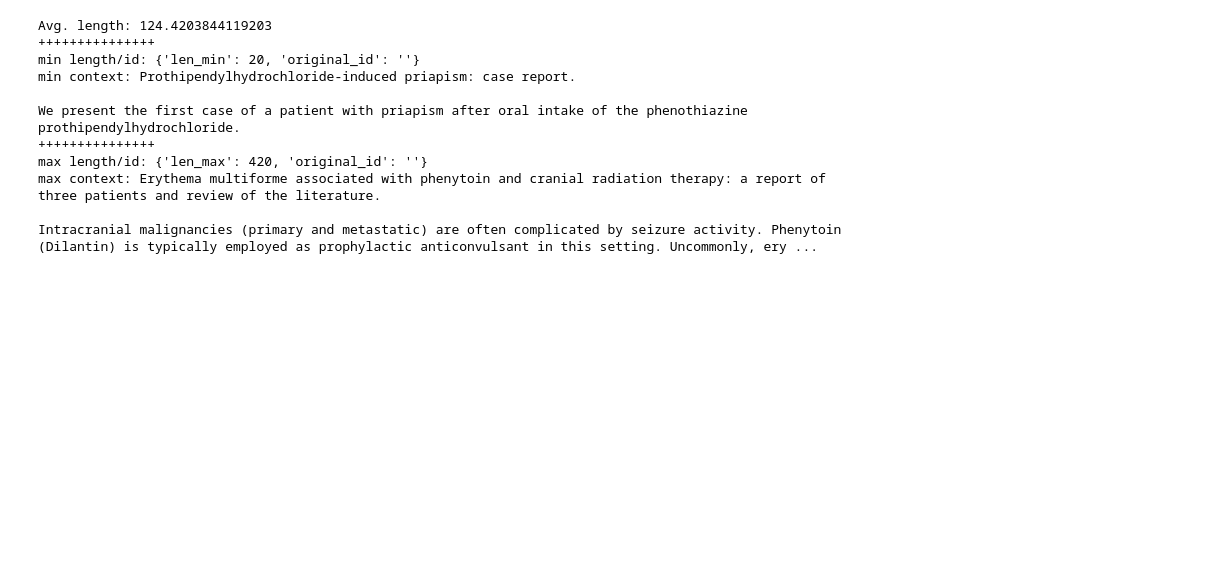
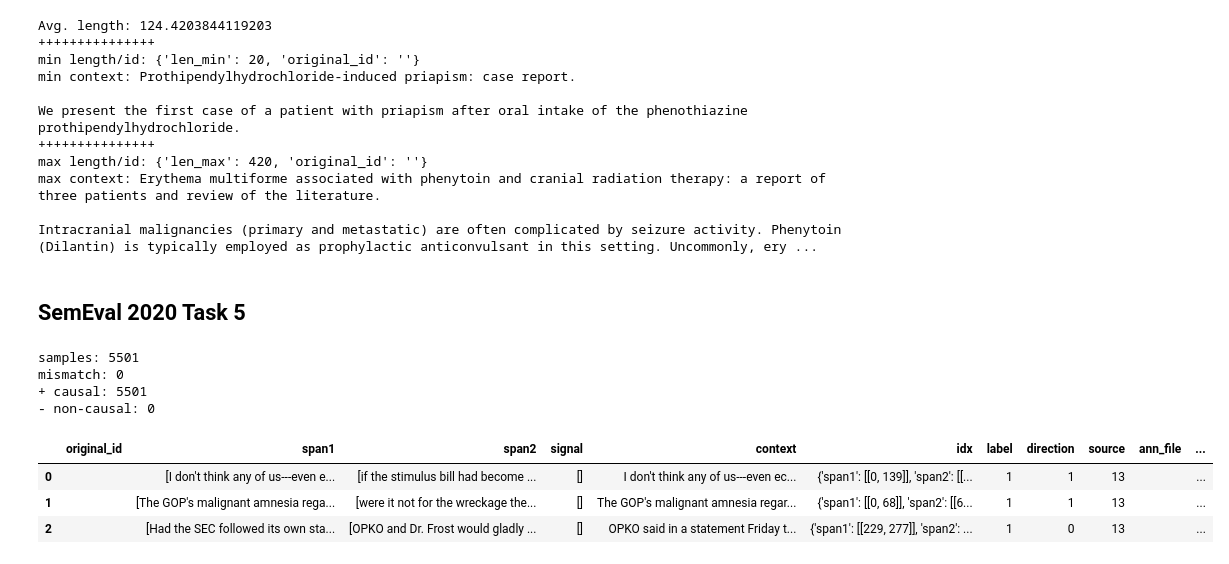
Before and after one commit to phosseini/CREST, a Jupyter notebook: notebooks/converter_demo.ipynb, the cells around one changed output. Drawn from its saved outputs; the diff is of its cells as text; code cells hidden in the pictures; blank space fills up the shorter version.

Commit message:
Adding SemEval-2020-Task-5 to demo notebook

```diff
--- a/notebooks/converter_demo.ipynb
+++ b/notebooks/converter_demo.ipynb
@@ -444,3 +445,24 @@ max length/id: {'len_max': 420, 'original_id': ''}
 max context: Erythema multiforme associated with phenytoin and cranial radiation therapy: a report of three patients and review of the literature.
 
 Intracranial malignancies (primary and metastatic) are often complicated by seizure activity. Phenytoin (Dilantin) is typically employed as prophylactic anticonvulsant in this setting. Uncommonly, ery ...
+# %% [markdown]
+## SemEval 2020 Task 5
+# %%
+data, mis = converter.convert_semeval_2020_5()
+total_samples += len(data)
+print("samples: " + str(len(data)))
+print("mismatch: " + str(mis))
+print("+ causal: {}".format(len(data.loc[data["label"] == 1])))
+print("- non-causal: {}".format(len(data.loc[data["label"] == 0])))
+# %% [output]
+samples: 5501
+mismatch: 0
++ causal: 5501
+- non-causal: 0
+# %%
+data.head(3)
+# %% [output]
+|  | original_id | span1 | span2 | signal | context | idx | label | direction | source | ann_file | ... |
+| 0 |  | [I don't think any of us---even e... | [if the stimulus bill had become ... | [] | I don't think any of us---even ec... | {'span1': [[0, 139]], 'span2': [[... | 1 | 1 | 13 |  | ... |
+| 1 |  | [The GOP's malignant amnesia rega... | [were it not for the wreckage the... | [] | The GOP's malignant amnesia regar... | {'span1': [[0, 68]], 'span2': [[6... | 1 | 1 | 13 |  | ... |
+| 2 |  | [Had the SEC followed its own sta... | [OPKO and Dr. Frost would gladly ... | [] | OPKO said in a statement Friday t... | {'span1': [[229, 277]], 'span2': ... | 1 | 0 | 13 |  | ... |
```
Also changed, not shown: parts of 4 cells of this notebook.
